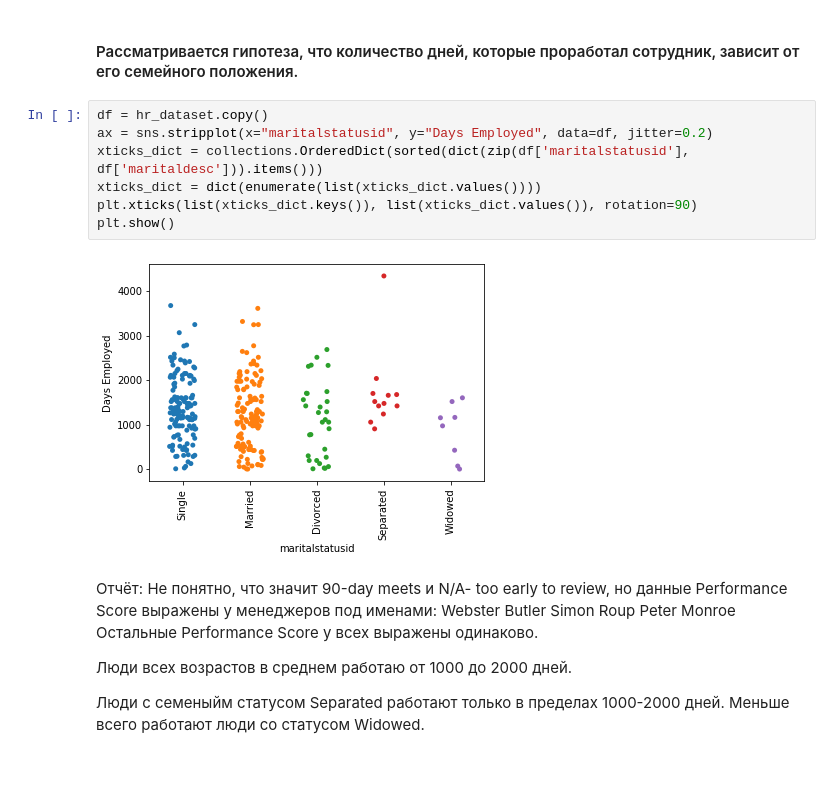
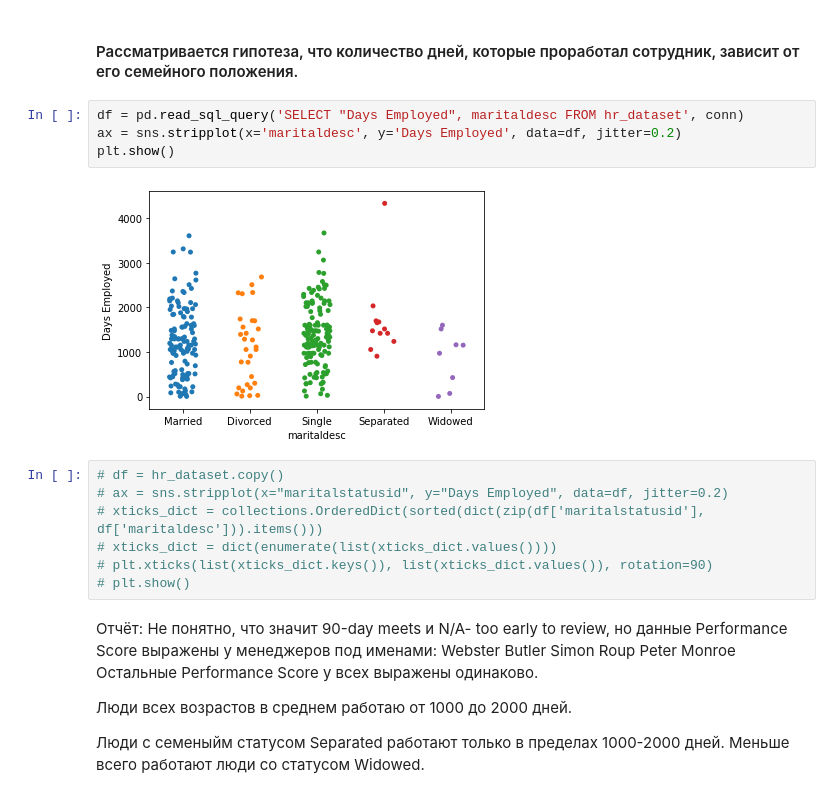
Before and after one commit to TomasHogger/python, a Jupyter notebook: coursework_analytics/Coursework_analytics_2.ipynb, the cells around one changed output. Drawn from its saved outputs; the diff is of its cells as text; blank space fills up the shorter version.

```diff
--- a/coursework_analytics/Coursework_analytics_2.ipynb
+++ b/coursework_analytics/Coursework_analytics_2.ipynb
@@ -105,15 +104,19 @@ plt.show()
 [figure]
 # %% [markdown]
 #### Рассматривается гипотеза, что количество дней, которые проработал сотрудник, зависит от его семейного положения.
+# %%
+df = pd.read_sql_query('SELECT "Days Employed", maritaldesc FROM hr_dataset', conn)
+ax = sns.stripplot(x='maritaldesc', y='Days Employed', data=df, jitter=0.2)
+plt.show()
+# %% [output]
+[figure, added]
 # %%
-df = hr_dataset.copy()
-ax = sns.stripplot(x="maritalstatusid", y="Days Employed", data=df, jitter=0.2)
-xticks_dict = collections.OrderedDict(sorted(dict(zip(df['maritalstatusid'], df['maritaldesc'])).items()))
-xticks_dict = dict(enumerate(list(xticks_dict.values())))
-plt.xticks(list(xticks_dict.keys()), list(xticks_dict.values()), rotation=90)
-plt.show()
+# df = hr_dataset.copy()
+# ax = sns.stripplot(x="maritalstatusid", y="Days Employed", data=df, jitter=0.2)
+# xticks_dict = collections.OrderedDict(sorted(dict(zip(df['maritalstatusid'], df['maritaldesc'])).items()))
+# xticks_dict = dict(enumerate(list(xticks_dict.values())))
+# plt.xticks(list(xticks_dict.keys()), list(xticks_dict.values()), rotation=90)
+# plt.show()
-# %% [output]
-[figure, removed]
 # %% [markdown]
 Отчёт:
 Не понятно, что значит 90-day meets и N/A- too early to review, но данные Performance Score выражены у менеджеров под именами:
```
Also changed, not shown: parts of 1 cell of this notebook.
